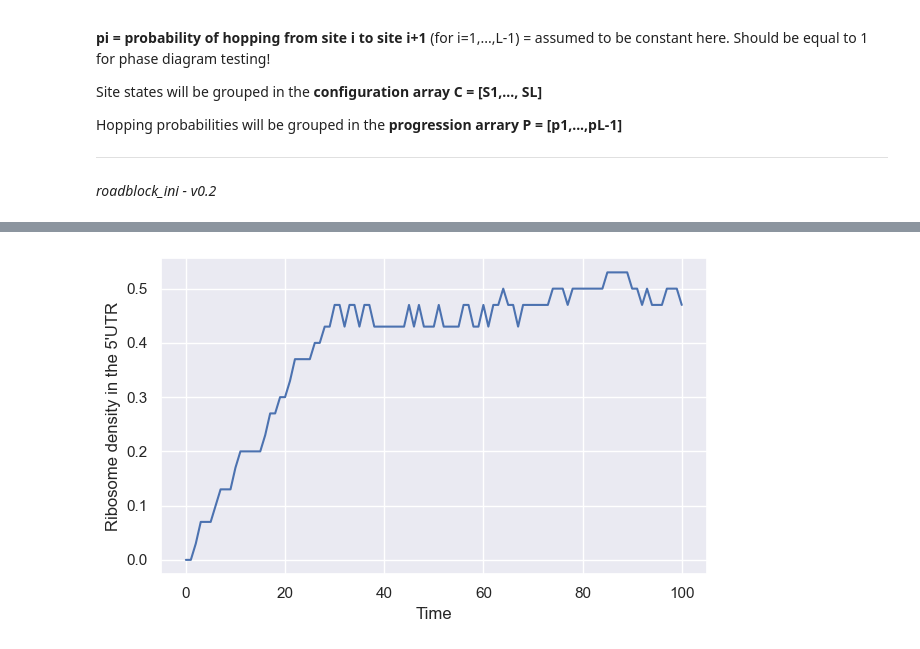
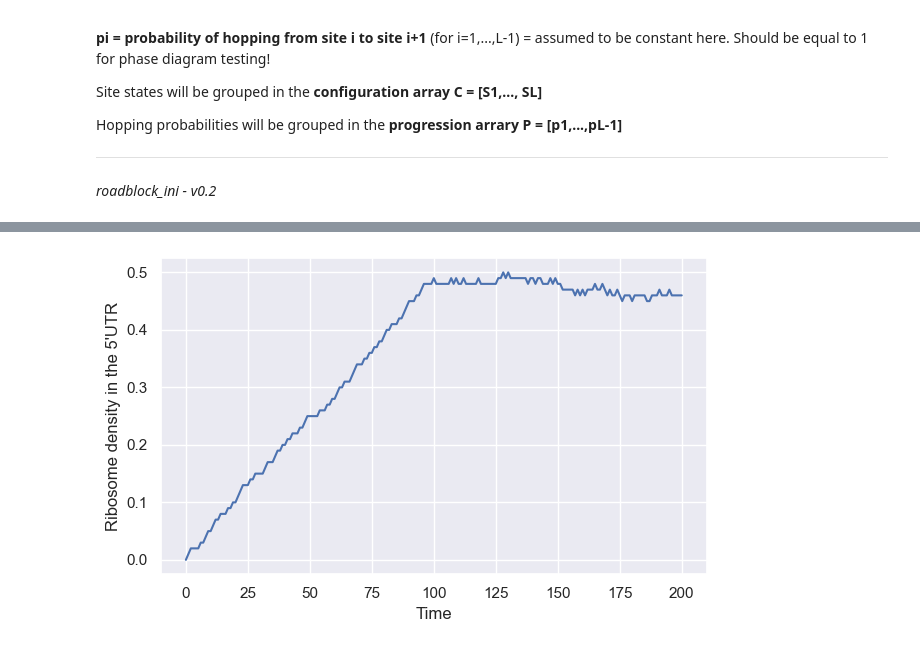
Before and after one commit to gabin-rousseau/roadblock_project, a Jupyter notebook: python/rini_v0-2.ipynb, the cells around one changed output, grey strips where cells are left out. Cells and saved outputs as stored; diff of their text form; code cells hidden in the pictures.

```diff
--- a/python/rini_v0-2.ipynb
+++ b/python/rini_v0-2.ipynb
@@ -199,16 +404,16 @@ plt.show();
 # %%
 #DENSITY VS. TIME Max current (a and b >1/2)
 #EXPECTED: d=1/2
 plt.figure(figsize = (12, 4))
 plt.subplot(121)
-sns.lineplot(x='time', y='density', data=model_test)
+sns.lineplot(x='time', y='density', data=rini(t=200, L=100))
 
 plt.xlabel('Time')
 plt.ylabel("Ribosome density in the 5'UTR")
 
 plt.tight_layout()
 plt.show();
 # %% [output]
-[figure, old version]
+[figure, new version]
 # %%
 #DENSITY VS. TIME Low density (a < 1/2 and a < b)
```
Also changed, not shown: parts of 13 cells of this notebook.
